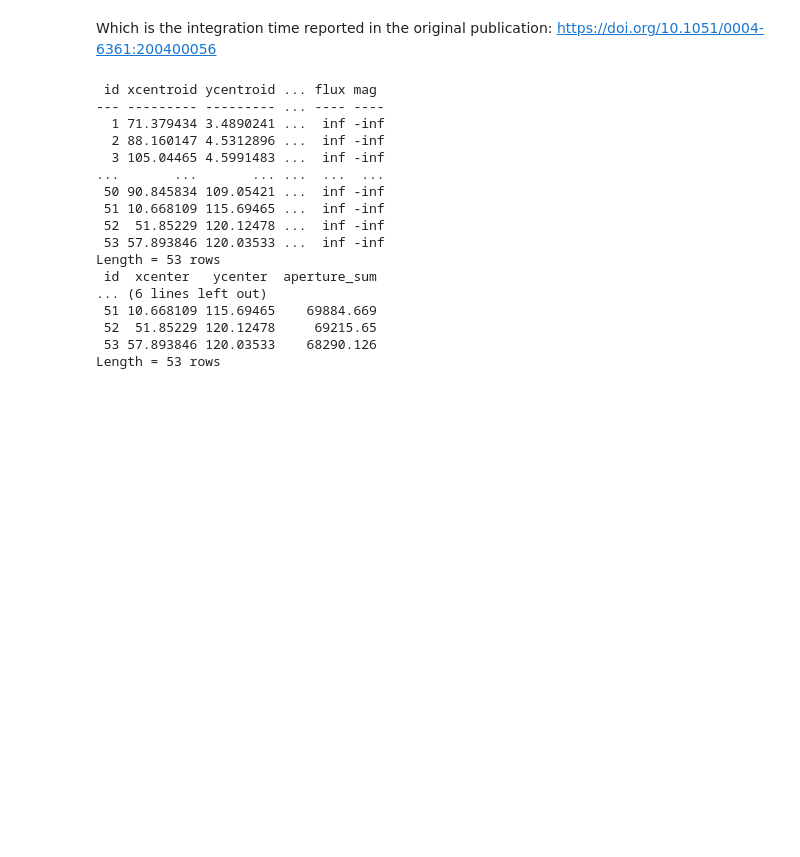
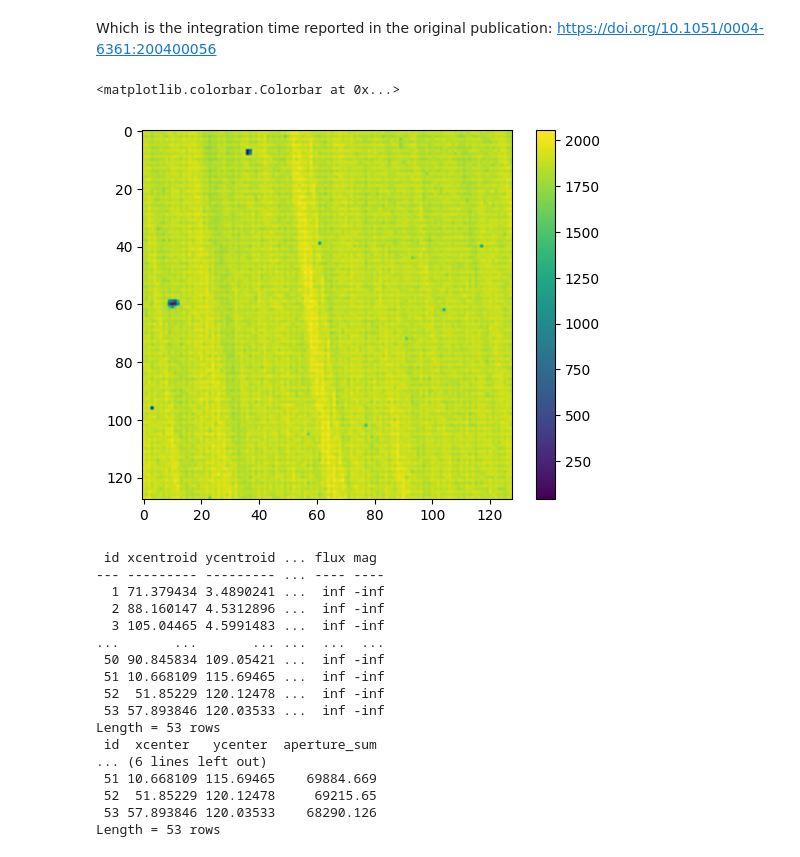
Before and after one commit to MarcosP7635/Ay105, a Jupyter notebook: editing_Ay105Lab8_HBand-StarterNotebook.ipynb, the cells around one changed output. Saved outputs shown, nothing was run; the diff lists cells and outputs as text; code cells hidden in the pictures; blank space fills up the shorter version.

Commit message:
have all frames in a dict and plotted median hband flat

```diff
--- a/editing_Ay105Lab8_HBand-StarterNotebook.ipynb
+++ b/editing_Ay105Lab8_HBand-StarterNotebook.ipynb
@@ -87,11 +87,15 @@ def get_frames(band, path_input = '/home/ubuntu/Downloads/2M1207_bands/',
     frames_dict['sci'] = get_frames_from_dir(path_input+'sci' + sep)
     frames_dict['darks'] = get_frames_from_dir(path_input+'darks' + sep)
     return frames_dict
+
 def get_frames_from_dir(dir_path):
     frame_paths = glob.glob(dir_path + '*.fits')
     return [fits.open(frame_paths[file_num])[0].data
                 for file_num in range(len(frame_paths))]
-get_frames("Hband")['darks']
+
+jband_dict, hband_dict = get_frames("Jband"), get_frames("Hband")
+kband_dict, lband_dict = get_frames("Kband"), get_frames("Lband")
+hband_dict['darks']
 # %% [output]
 [array([[ 137.66667 ,  117.166664,  112.666664, ...,  136.16667 ,
           124.5     ,  218.33333 ],
@@ -166,6 +150,14 @@ with fits.open(test_path + test_file) as hdul:
 For the Hband darks we have for the exposure time in seconds: 30.0
 # %% [markdown]
 Which is the integration time reported in the original publication: https://doi.org/10.1051/0004-6361:200400056
+# %%
+stacked_hband_flats = np.stack([crop(flat) for flat in hband_dict["flats"]])
+median_hband_flat = np.median(stacked_hband_flats, axis=0)
+plt.imshow(median_hband_flat)
+plt.colorbar()
+# %% [output]
+<matplotlib.colorbar.Colorbar at 0x...>
+[figure, added]
 # %%
 from photutils import DAOStarFinder
 from astropy.stats import mad_std
```
Also changed, not shown: parts of 2 cells of this notebook.
